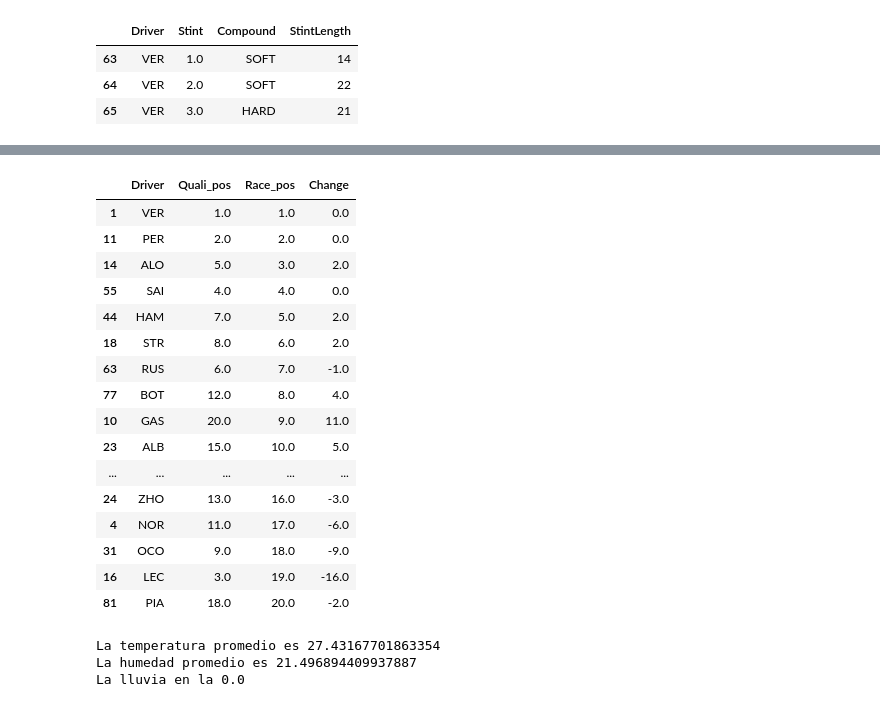
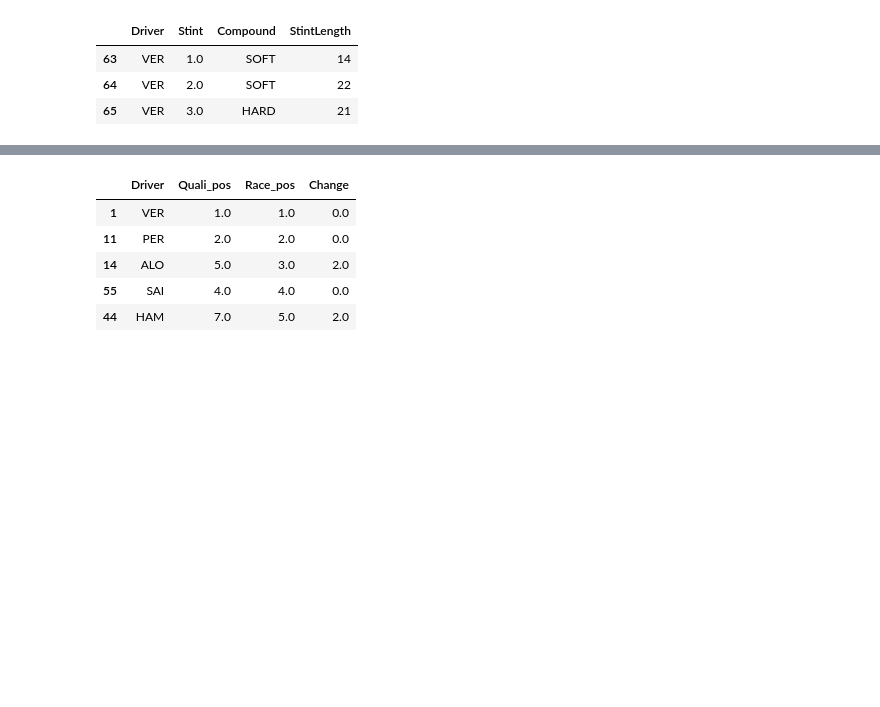
Before and after one commit to danielAcl9/formula1_pract, a Jupyter notebook: newCSV.ipynb, the cells around one changed output, grey strips where cells are left out. Drawn from its saved outputs; the diff is of its cells as text; code cells hidden in the pictures; blank space fills up the shorter version.

```diff
--- a/newCSV.ipynb
+++ b/newCSV.ipynb
@@ -174,42 +231,17 @@ requests.exceptions.SSLError: HTTPSConnectionPool(host='ergast.com', port=443):
 # %%
 #Cambio de posición
 
 race_pos_change = pd.DataFrame()
 race_pos_change['Driver'] = res.Abbreviation
 race_pos_change['Quali_pos'] = res.GridPosition
 race_pos_change['Race_pos'] = res.Position
 race_pos_change['Change'] = res.GridPosition - res.Position
 
-race_pos_change
+race_pos_change.head(5)
 # %% [output]
 |  | Driver | Quali_pos | Race_pos | Change |
 | 1 | VER | 1.0 | 1.0 | 0.0 |
 | 11 | PER | 2.0 | 2.0 | 0.0 |
 | 14 | ALO | 5.0 | 3.0 | 2.0 |
 | 55 | SAI | 4.0 | 4.0 | 0.0 |
 | 44 | HAM | 7.0 | 5.0 | 2.0 |
-| 18 | STR | 8.0 | 6.0 | 2.0 |
-| 63 | RUS | 6.0 | 7.0 | -1.0 |
-| 77 | BOT | 12.0 | 8.0 | 4.0 |
-| 10 | GAS | 20.0 | 9.0 | 11.0 |
-| 23 | ALB | 15.0 | 10.0 | 5.0 |
-| ... | ... | ... | ... | ... |
-| 24 | ZHO | 13.0 | 16.0 | -3.0 |
-| 4 | NOR | 11.0 | 17.0 | -6.0 |
-| 31 | OCO | 9.0 | 18.0 | -9.0 |
-| 16 | LEC | 3.0 | 19.0 | -16.0 |
-| 81 | PIA | 18.0 | 20.0 | -2.0 |
-# %%
-clima = session.weather_data
-
-temp = clima['AirTemp'].mean()
-humi = clima['Humidity'].mean()
-rain = clima['Rainfall'].mean()
-
-print(f'La temperatura promedio es {temp}')
-print(f'La humedad promedio es {humi}')
-print(f'La lluvia en la {rain}')
-# %% [output]
-La temperatura promedio es 27.43167701863354
-La humedad promedio es 21.496894409937887
-La lluvia en la 0.0
```
Also changed, not shown: parts of 24 cells of this notebook.
